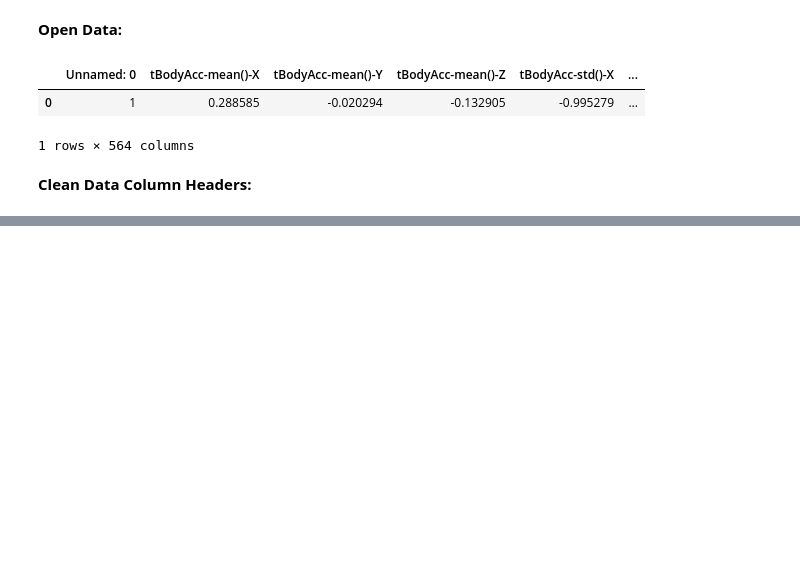
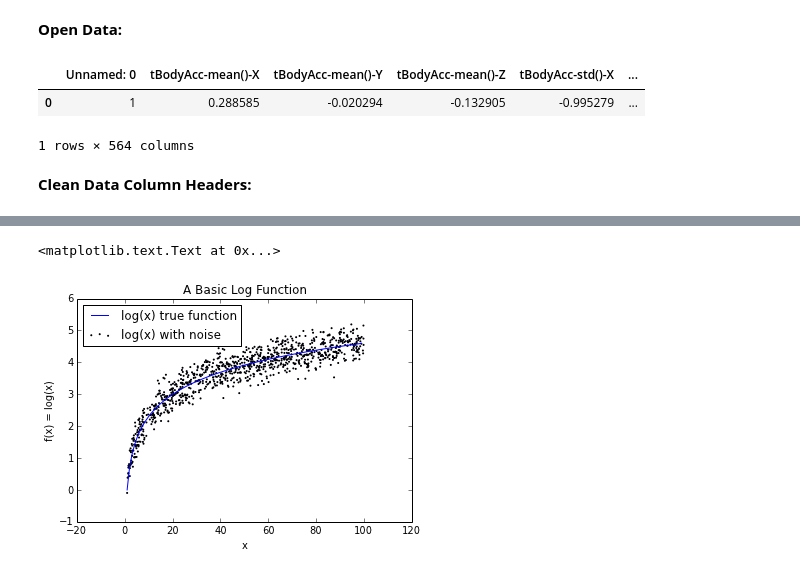
Before and after one commit to ryangrigg/Thinkful, a Jupyter notebook: unit_4_les2_decision_trees.ipynb, the cells around one changed output, grey strips where cells are left out. Drawn from its saved outputs; the diff is of its cells as text; code cells hidden in the pictures; blank space fills up the shorter version.

```diff
--- a/unit_4_les2_decision_trees.ipynb
+++ b/unit_4_les2_decision_trees.ipynb
@@ -84,0 +145,13 @@ def fix_column_headers(dataframe):
+# %%
+blog_x = np.random.uniform(1, 100, 1000)
+blog_y = np.log(blog_x) + np.random.normal(0, .3, 1000)
+# %%
+pl.scatter(blog_x, blog_y, s=1, label="log(x) with noise")
+pl.plot(np.arange(1, 100), np.log(np.arange(1, 100)), c="b", label="log(x) true function")
+pl.xlabel("x")
+pl.ylabel("f(x) = log(x)")
+pl.legend(loc="best")
+pl.title("A Basic Log Function")
+# %% [output]
+<matplotlib.text.Text at 0x...>
+[figure, added]
```
Also changed, not shown: parts of 38 cells of this notebook, 5 other files.
